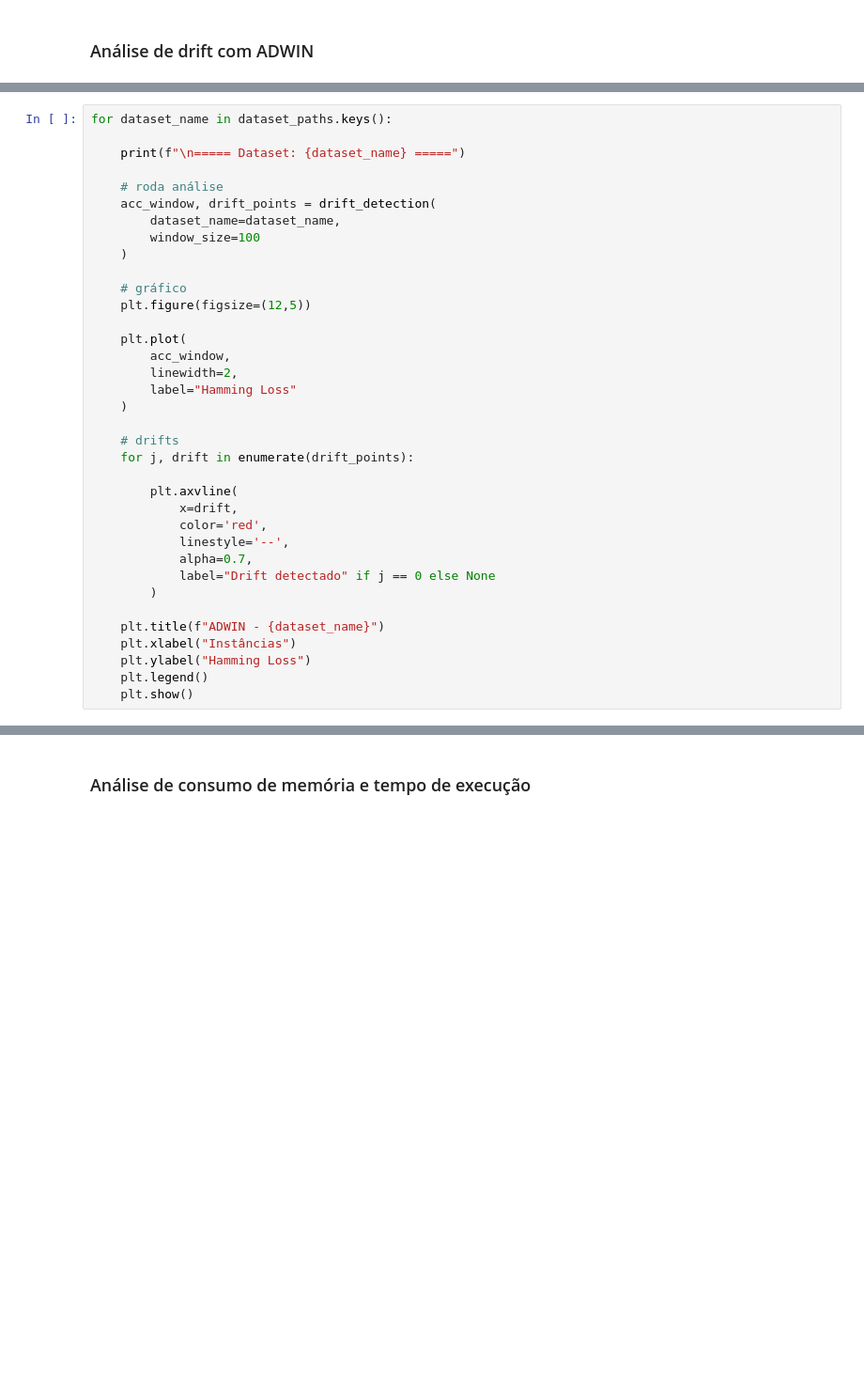
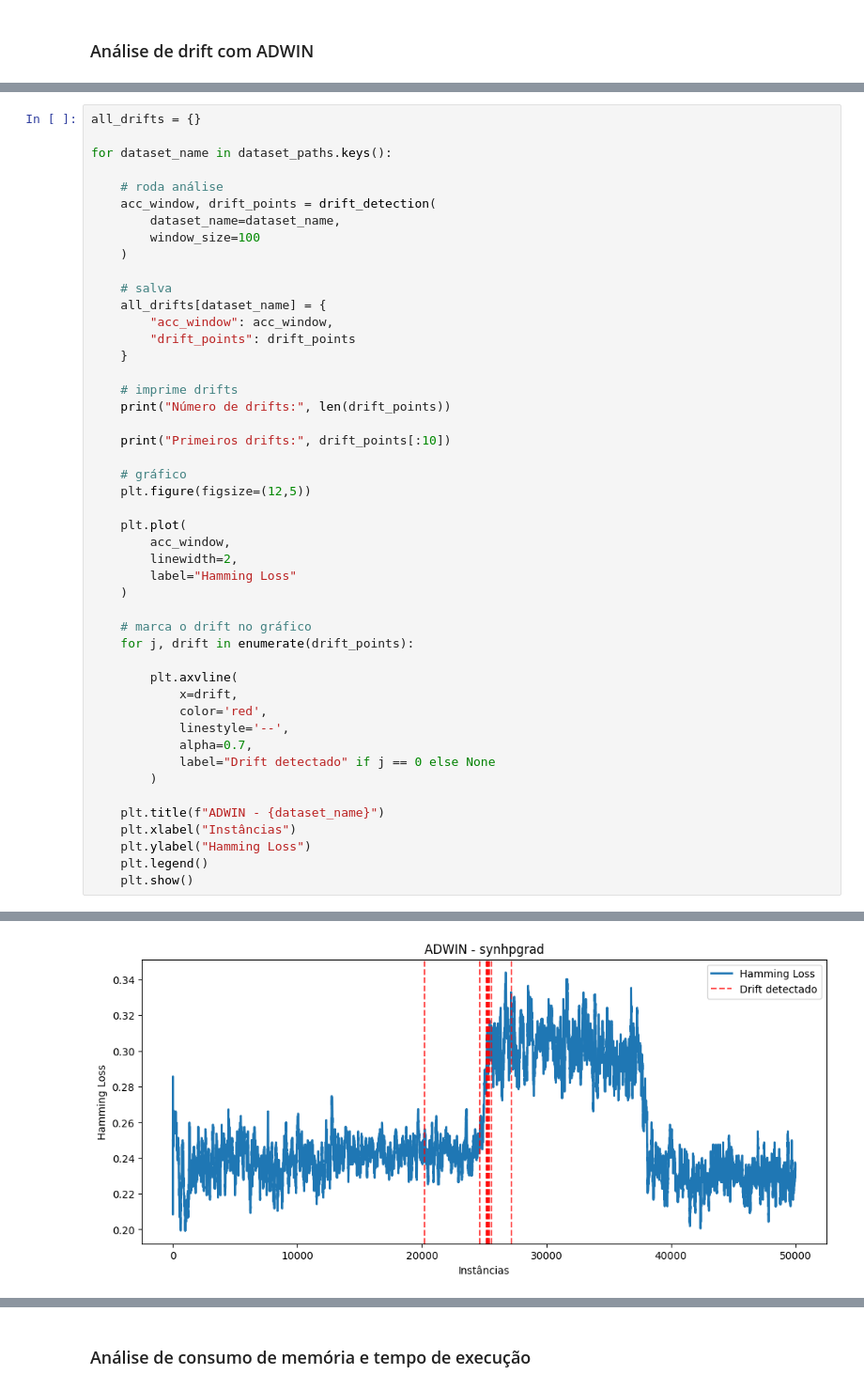
Before and after one commit to iarabertopena/ml-learning-lab, a Jupyter notebook: stream__learning_multi_label.ipynb, the cells around one changed output, grey strips where cells are left out. Shown at 94% size. Saved outputs shown, nothing was run; the diff lists cells and outputs as text; blank space fills up the shorter version.

```diff
--- a/stream__learning_multi_label.ipynb
+++ b/stream__learning_multi_label.ipynb
@@ -557,13 +528,24 @@ Drifts detectados: []
 # %%
+all_drifts = {}
+
 for dataset_name in dataset_paths.keys():
-
-    print(f"\n===== Dataset: {dataset_name} =====")
 
     # roda análise
     acc_window, drift_points = drift_detection(
         dataset_name=dataset_name,
         window_size=100
     )
+
+    # salva
+    all_drifts[dataset_name] = {
+        "acc_window": acc_window,
+        "drift_points": drift_points
+    }
+
+    # imprime drifts
+    print("Número de drifts:", len(drift_points))
+
+    print("Primeiros drifts:", drift_points[:10])
 
     # gráfico
     plt.figure(figsize=(12,5))
@@ -574,7 +556,7 @@ for dataset_name in dataset_paths.keys():
         label="Hamming Loss"
     )
 
-    # drifts
+    # marca o drift no gráfico
     for j, drift in enumerate(drift_points):
 
         plt.axvline(
@@ -618,0 +601 @@ Drift detectado em 27167
+[figure, added]
```
Also changed, not shown: parts of 10 cells of this notebook.
